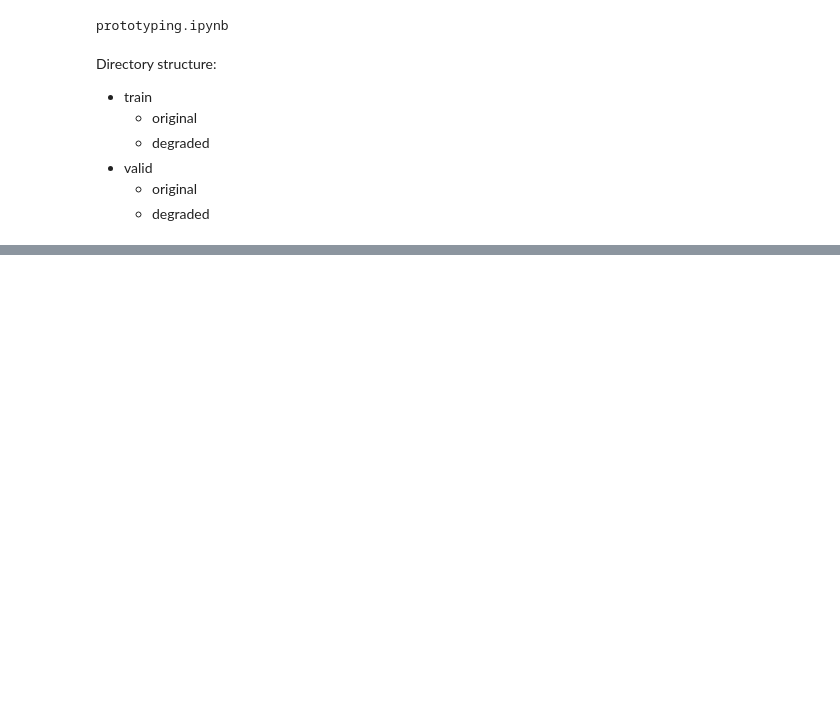
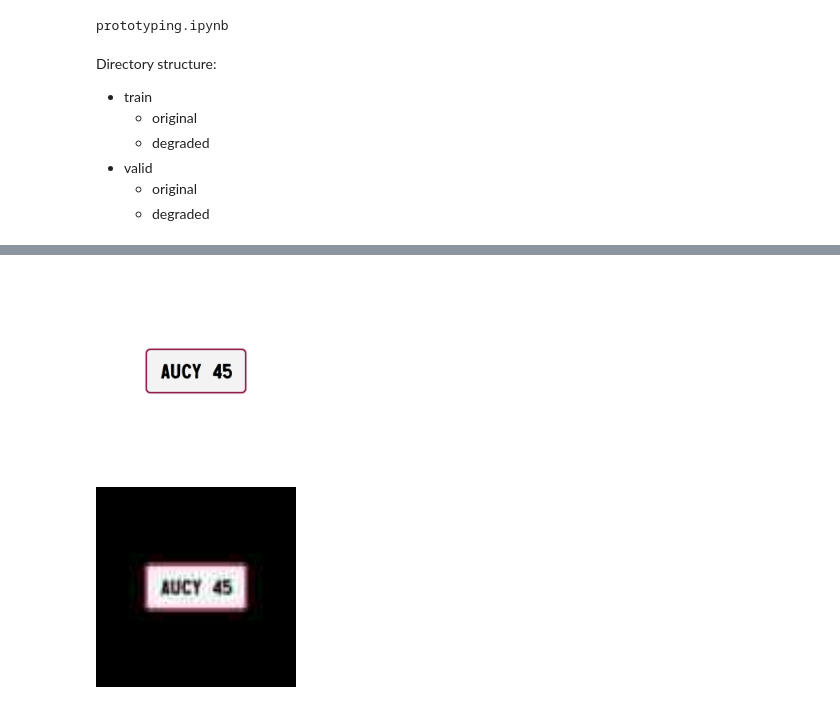
Before and after one commit to vinhowe/license-plate-super-resolution, a Jupyter notebook: notebooks/prototyping.ipynb, the cells around one changed output, grey strips where cells are left out. Drawn from its saved outputs; the diff is of its cells as text; code cells hidden in the pictures; blank space fills up the shorter version.

```diff
--- a/notebooks/prototyping.ipynb
+++ b/notebooks/prototyping.ipynb
@@ -122,0 +350,9 @@ display(IImage('test-degrade.jpg'))
+# %%
+# Degrade test license plate image
+max_width=200
+degrade_image('cairo-example.png')
+display(IImage('cairo-example.png', width=max_width, height=max_width))
+display(IImage('test-degrade.jpg', width=max_width, height=max_width))
+# %% [output]
+[figure, added]
+[figure, added]
```
Also changed, not shown: parts of 12 cells of this notebook.
